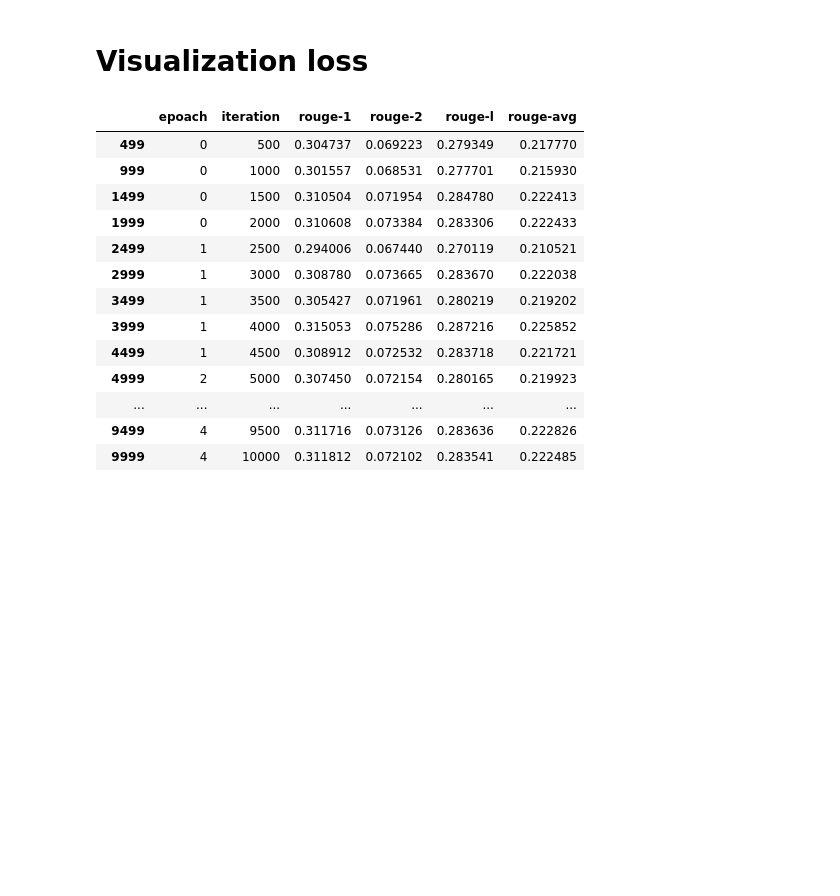
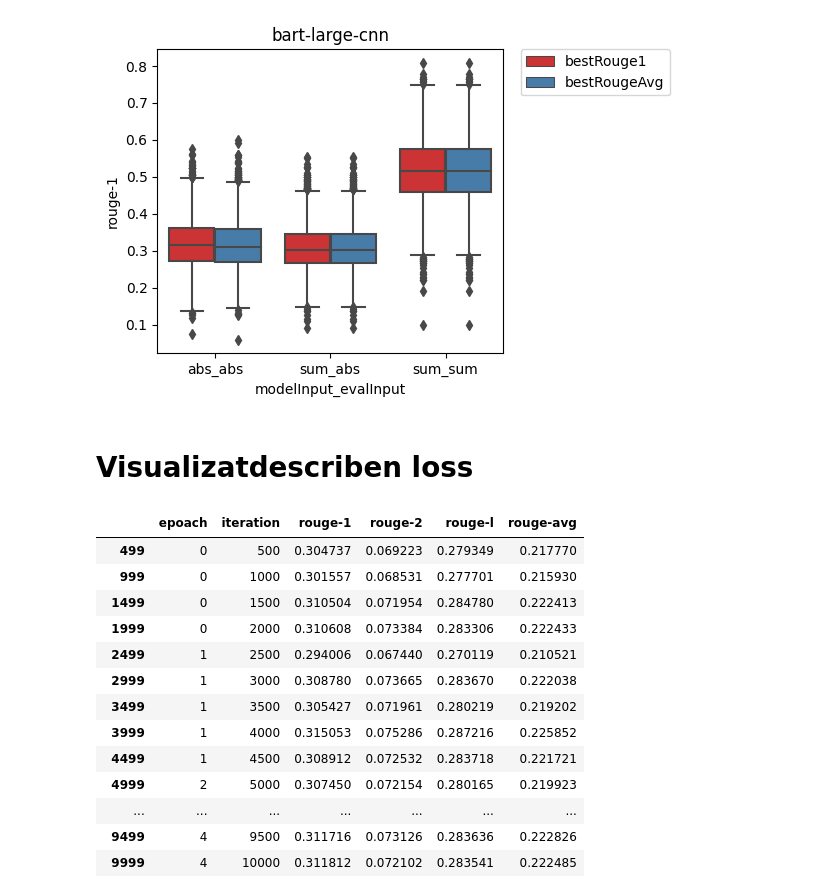
Before and after one commit to Thetang-145/My_Thesis_Playground, a Jupyter notebook: FT_PT_model/Evaluation.ipynb, the cells around one changed output. Drawn from its saved outputs; the diff is of its cells as text; code cells hidden in the pictures; blank space fills up the shorter version.

```diff
--- a/FT_PT_model/Evaluation.ipynb
+++ b/FT_PT_model/Evaluation.ipynb
@@ -52,5 +203,19 @@ Loading result from record_result/generated_summary/val_summary_kg.csv
+# %%
+model = 'bart-large-cnn'
+df_plot = df_exp_result_all[df_exp_result_all['model']==model]
+
+# Set the figure size
+plt.rcParams["figure.figsize"] = [6, 4]
+plt.rcParams["figure.autolayout"] = True
+
+# plt.figure(figsize=(5, 4)) #for a bigger image
+sns.boxplot(hue="best", y="rouge-1", x="modelInput_evalInput", data=df_plot, palette="Set1").set(title=model)
+plt.legend(bbox_to_anchor=(1.05, 1), loc='upper left', borderaxespad=0)
+plt.show()
+# %% [output]
+[figure, added]
 # %% [markdown]
-# Visualization loss
+# Visualizatdescriben loss
 # %%
 def load_record(model="bart-large", dataset="val", section="abstract", inputType="kg"):
     filepath = f"record_result/train_record/{model}_{section}_{inputType}.csv"
```
Also changed, not shown: parts of 15 cells of this notebook, 12 other files.
